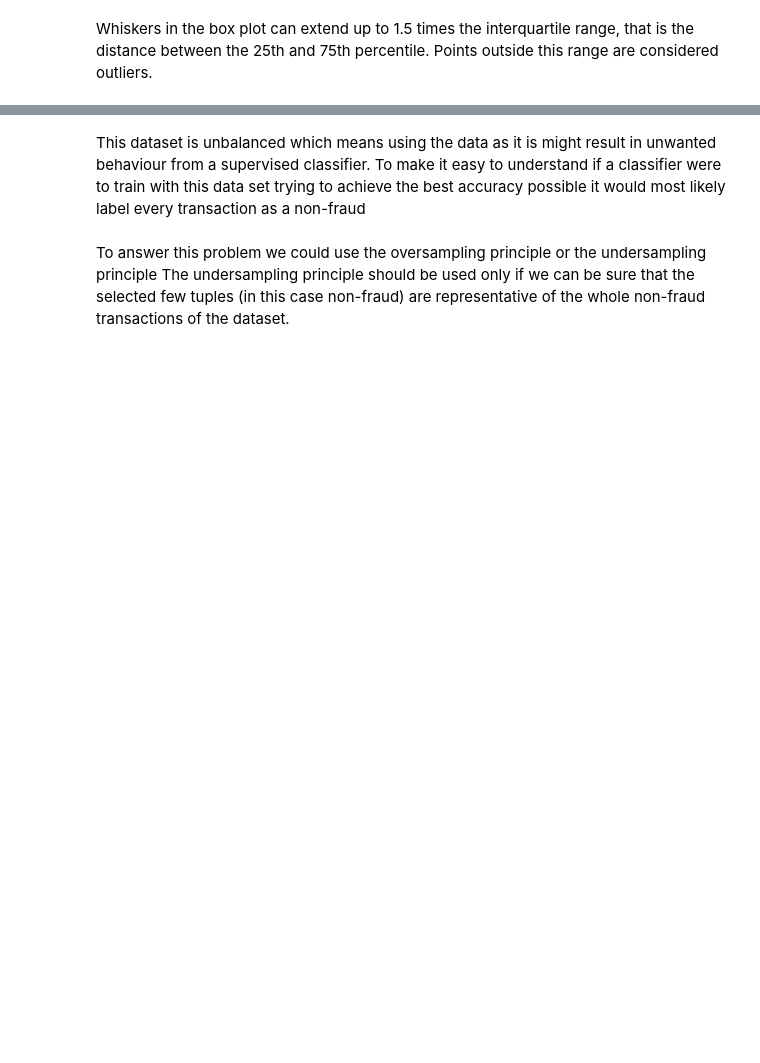
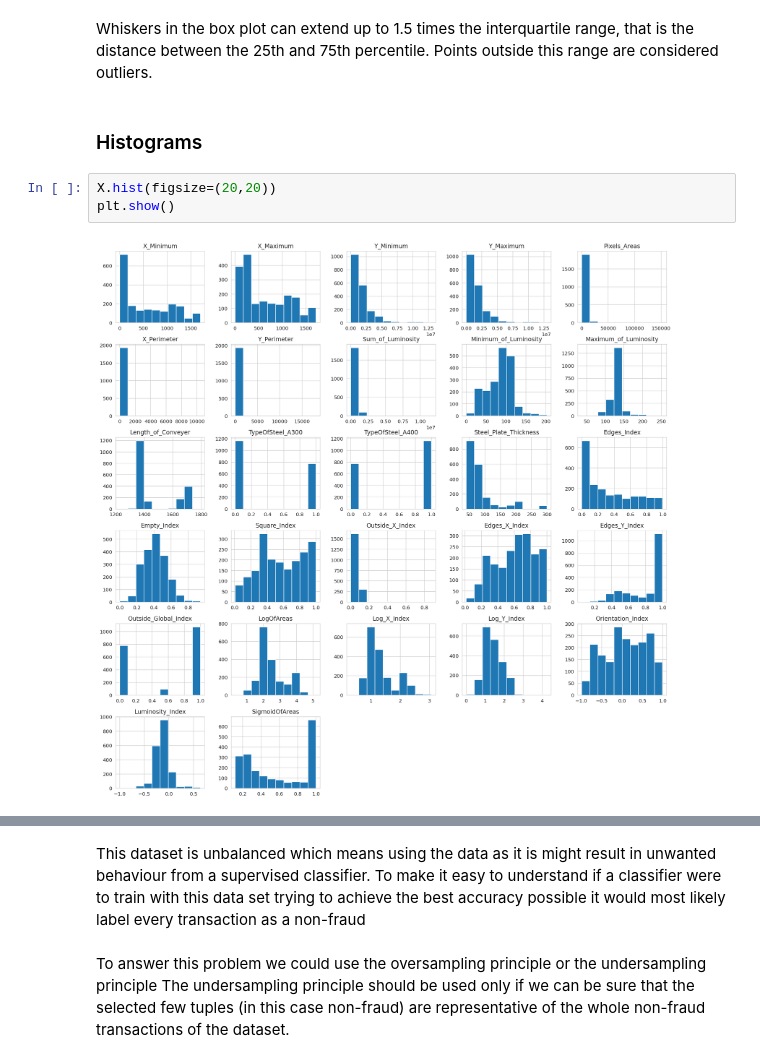
Before and after one commit to dn-lo/ECV_BigData, a Jupyter notebook: steelPlates.ipynb, the cells around one changed output, grey strips where cells are left out. Saved outputs shown, nothing was run; the diff lists cells and outputs as text; blank space fills up the shorter version.

```diff
--- a/steelPlates.ipynb
+++ b/steelPlates.ipynb
@@ -90,3 +108,10 @@ ax = sns.boxplot(data=X.iloc[:, -4])
 # %% [markdown]
 Whiskers in the box plot can extend up to 1.5 times the interquartile range, that is the distance between the 25th and 75th percentile. Points outside this range are considered outliers.
+# %% [markdown]
+### Histograms
+# %%
+X.hist(figsize=(20,20))
+plt.show()
+# %% [output]
+[figure, added]
 # %% [markdown]
```
Also changed, not shown: parts of 81 cells of this notebook.
